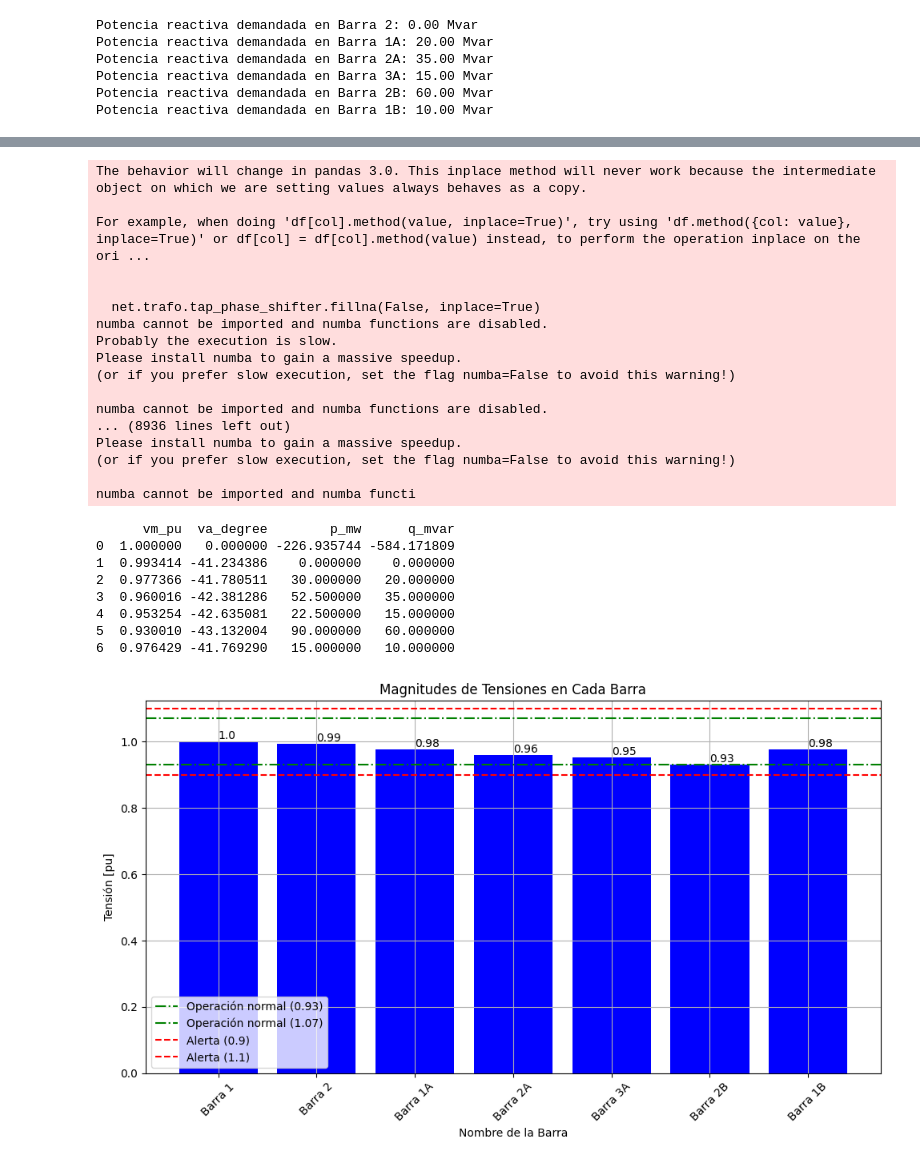
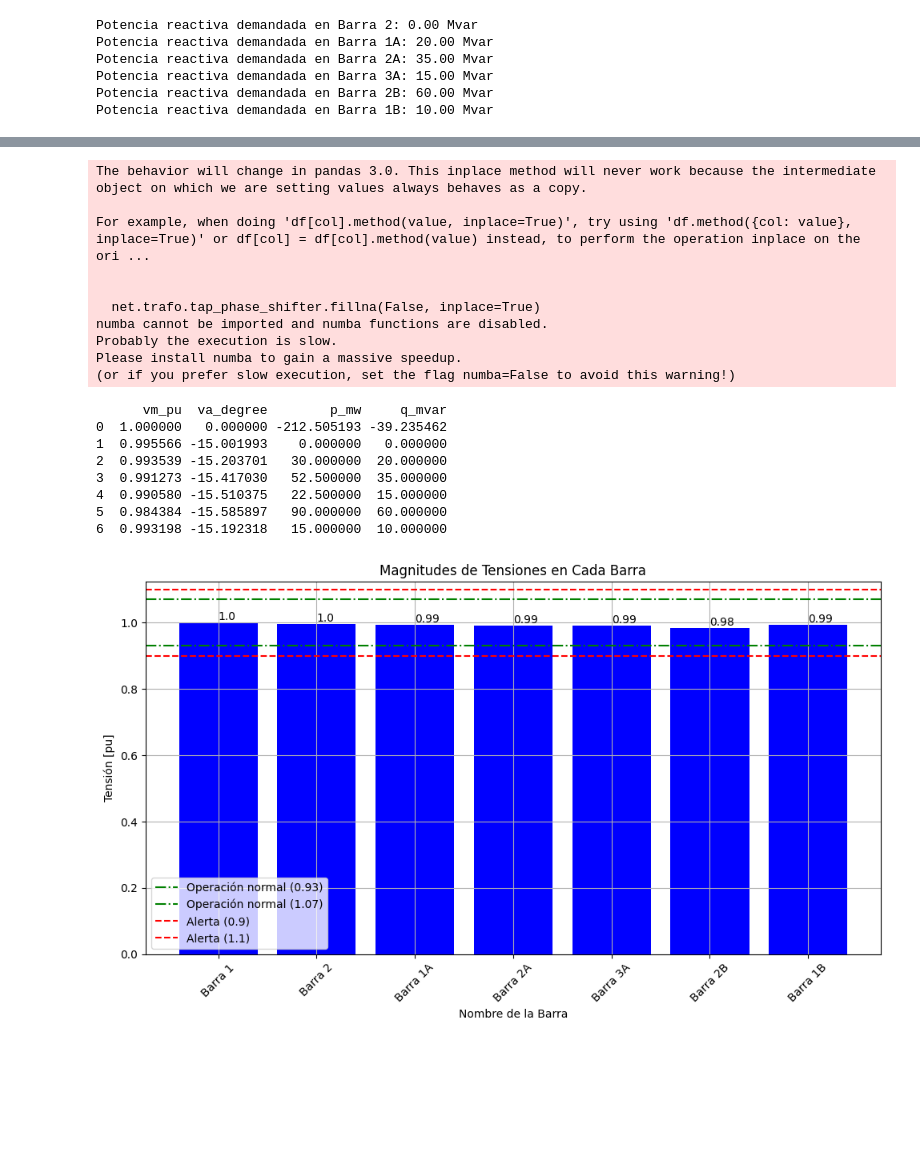
Before and after one commit to Onexz12/6GA_SEP1_S12024, a Jupyter notebook: Figura2a.ipynb, the cells around one changed output, grey strips where cells are left out. Saved outputs shown, nothing was run; the diff lists cells and outputs as text; code cells hidden in the pictures; blank space fills up the shorter version.

```diff
--- a/Figura2a.ipynb
+++ b/Figura2a.ipynb
@@ -226,6 +228,7 @@ import pandapower as pp
 
 # Definición de parámetros
 Vg_LL = 110  # Voltaje de la línea en kV
+Vg_LL2 = 220 # Voltaje de barras
 P = 150  # Potencia activa en MW
 Q = 100  # Potencia reactiva en Mvar
 
@@ -234,12 +237,12 @@ net = pp.create_empty_network()
 
 # Añadir barras
 bus1 = pp.create_bus(net, vn_kv=Vg_LL, name="Barra 1", slack=True)  # Barra 1 es slack
-bus2 = pp.create_bus(net, vn_kv=Vg_LL, name="Barra 2")  # Barra 2 se conecta a la carga
-bus1A = pp.create_bus(net, vn_kv=Vg_LL, name="Barra 1A")  # Barra 1A se conecta a la carga
-bus2A = pp.create_bus(net, vn_kv=Vg_LL, name="Barra 2A")  # Barra 2A se conecta a la carga
-bus3A = pp.create_bus(net, vn_kv=Vg_LL, name="Barra 3A")  # Barra 3A se conecta a la carga
-bus2B = pp.create_bus(net, vn_kv=Vg_LL, name="Barra 2B")  # Barra 2B se conecta a la carga
-bus1B = pp.create_bus(net, vn_kv=Vg_LL, name="Barra 1B")  # Barra 1B se conecta a la carga
+bus2 = pp.create_bus(net, vn_kv=Vg_LL2, name="Barra 2")  # Barra 2 se conecta a la carga
+bus1A = pp.create_bus(net, vn_kv=Vg_LL2, name="Barra 1A")  # Barra 1A se conecta a la carga
+bus2A = pp.create_bus(net, vn_kv=Vg_LL2, name="Barra 2A")  # Barra 2A se conecta a la carga
+bus3A = pp.create_bus(net, vn_kv=Vg_LL2, name="Barra 3A")  # Barra 3A se conecta a la carga
+bus2B = pp.create_bus(net, vn_kv=Vg_LL2, name="Barra 2B")  # Barra 2B se conecta a la carga
+bus1B = pp.create_bus(net, vn_kv=Vg_LL2, name="Barra 1B")  # Barra 1B se conecta a la carga
 
 # Añadir transformador entre barra 1 y barra 2
 trafo1 = pp.create_transformer(net, hv_bus=bus2, lv_bus=bus1, name="trafo1", std_type="100 MVA 220/110 kV")
@@ -353,6 +349,7 @@ import pandapower as pp
 
 # Definición de parámetros
 Vg_LL = 110  # Voltaje de la línea en kV
+Vg_LL2 = 220 # Voltaje de barras
 P = 150  # Potencia activa en MW
 Q = 100  # Potencia reactiva en Mvar
 
@@ -361,12 +358,12 @@ net = pp.create_empty_network()
 
 # Añadir barras
 bus1 = pp.create_bus(net, vn_kv=Vg_LL, name="Barra 1", slack=True)  # Barra 1 es slack
-bus2 = pp.create_bus(net, vn_kv=Vg_LL, name="Barra 2")  # Barra 2 se conecta a la carga
-bus1A = pp.create_bus(net, vn_kv=Vg_LL, name="Barra 1A")  # Barra 1A se conecta a la carga
-bus2A = pp.create_bus(net, vn_kv=Vg_LL, name="Barra 2A")  # Barra 2A se conecta a la carga
-bus3A = pp.create_bus(net, vn_kv=Vg_LL, name="Barra 3A")  # Barra 3A se conecta a la carga
-bus2B = pp.create_bus(net, vn_kv=Vg_LL, name="Barra 2B")  # Barra 2B se conecta a la carga
-bus1B = pp.create_bus(net, vn_kv=Vg_LL, name="Barra 1B")  # Barra 1B se conecta a la carga
+bus2 = pp.create_bus(net, vn_kv=Vg_LL2, name="Barra 2")  # Barra 2 se conecta a la carga
+bus1A = pp.create_bus(net, vn_kv=Vg_LL2, name="Barra 1A")  # Barra 1A se conecta a la carga
+bus2A = pp.create_bus(net, vn_kv=Vg_LL2, name="Barra 2A")  # Barra 2A se conecta a la carga
+bus3A = pp.create_bus(net, vn_kv=Vg_LL2, name="Barra 3A")  # Barra 3A se conecta a la carga
+bus2B = pp.create_bus(net, vn_kv=Vg_LL2, name="Barra 2B")  # Barra 2B se conecta a la carga
+bus1B = pp.create_bus(net, vn_kv=Vg_LL2, name="Barra 1B")  # Barra 1B se conecta a la carga
 
 # Añadir transformador entre barra 1 y barra 2
 trafo1 = pp.create_transformer(net, hv_bus=bus2, lv_bus=bus1, name="trafo1", std_type="100 MVA 220/110 kV")
@@ -429,49 +426,42 @@ bars = plt.bar(nombres_barras, voltajes, color='blue')
 # Añadir texto encima de las barras
 for bar, valor in zip(bars, voltajes):
     yval = bar.get_height()
     plt.text(bar.get_x() + bar.get_width()/2.0, yval, round(valor, 2), va='bottom')
 
 # Líneas segmentadas para el rango de operación normal (0.93 - 1.07) y alerta (0.9 - 1.1)
 plt.axhline(y=0.93, color='green', linestyle='-.', label='Operación normal (0.93)')
 plt.axhline(y=1.07, color='green', linestyle='-.', label='Operación normal (1.07)')
 plt.axhline(y=0.9, color='red', linestyle='--', label='Alerta (0.9)')
 plt.axhline(y=1.1, color='red', linestyle='--', label='Alerta (1.1)')
 
 plt.title('Magnitudes de Tensiones en Cada Barra')
 plt.xlabel('Nombre de la Barra')
 plt.ylabel('Tensión [pu]')
 plt.xticks(rotation=45)
 plt.grid(True)
 plt.legend()
 plt.tight_layout()
 plt.show()
 # %% [output]
 The behavior will change in pandas 3.0. This inplace method will never work because the intermediate object on which we are setting values always behaves as a copy.
 
 For example, when doing 'df[col].method(value, inplace=True)', try using 'df.method({col: value}, inplace=True)' or df[col] = df[col].method(value) instead, to perform the operation inplace on the ori ...
 
 
   net.trafo.tap_phase_shifter.fillna(False, inplace=True)
 numba cannot be imported and numba functions are disabled.
 Probably the execution is slow.
 Please install numba to gain a massive speedup.
 (or if you prefer slow execution, set the flag numba=False to avoid this warning!)
-
-numba cannot be imported and numba functions are disabled.
-... (8936 lines left out)
-Please install numba to gain a massive speedup.
-(or if you prefer slow execution, set the flag numba=False to avoid this warning!)
-
-numba cannot be imported and numba functi
-      vm_pu  va_degree        p_mw      q_mvar
-0  1.000000   0.000000 -226.935744 -584.171809
-1  0.993414 -41.234386    0.000000    0.000000
-2  0.977366 -41.780511   30.000000   20.000000
-3  0.960016 -42.381286   52.500000   35.000000
-4  0.953254 -42.635081   22.500000   15.000000
-5  0.930010 -43.132004   90.000000   60.000000
-6  0.976429 -41.769290   15.000000   10.000000
+      vm_pu  va_degree        p_mw     q_mvar
+0  1.000000   0.000000 -212.505193 -39.235462
+1  0.995566 -15.001993    0.000000   0.000000
+2  0.993539 -15.203701   30.000000  20.000000
+3  0.991273 -15.417030   52.500000  35.000000
+4  0.990580 -15.510375   22.500000  15.000000
+5  0.984384 -15.585897   90.000000  60.000000
+6  0.993198 -15.192318   15.000000  10.000000
-[figure, old version]
+[figure, new version]
 # %%
 
 # Obtener las corrientes de las líneas específicas
```
Also changed, not shown: parts of 5 cells of this notebook.
